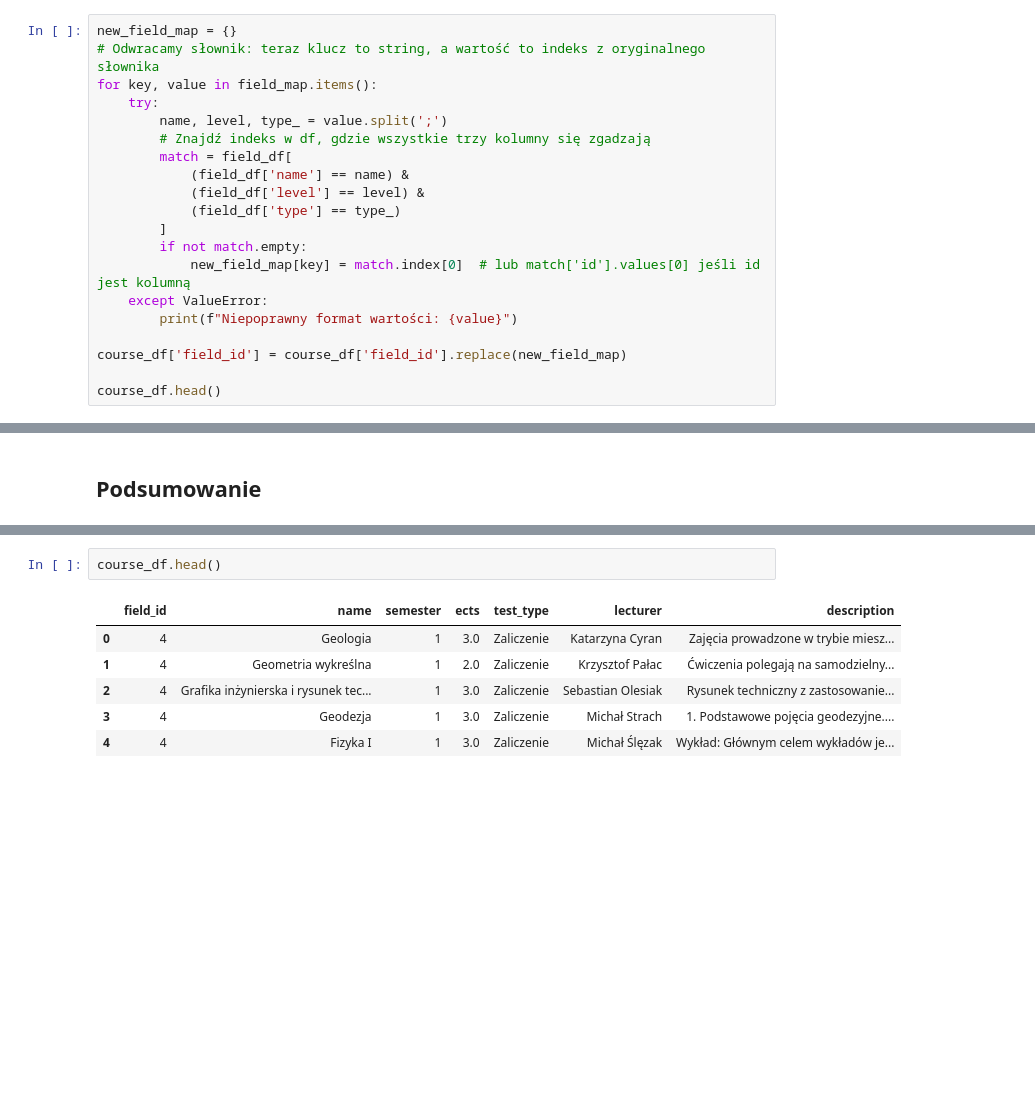
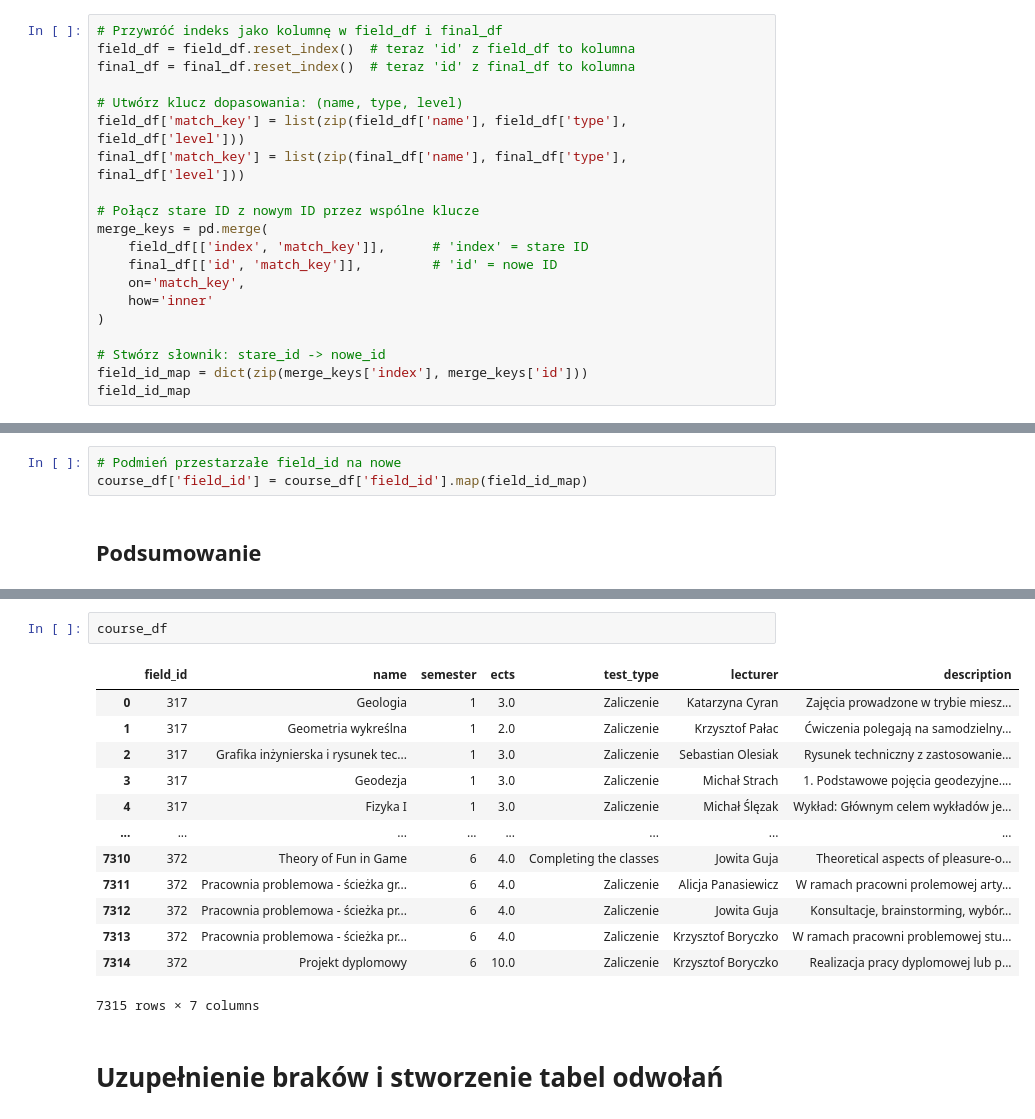
Before and after one commit to Julnowak/MiUn-Student-App, a Jupyter notebook: backend/concatenate_sylabus_data.ipynb, the cells around one changed output, grey strips where cells are left out. Cells and saved outputs as stored; diff of their text form; blank space fills up the shorter version.

```diff
--- a/backend/concatenate_sylabus_data.ipynb
+++ b/backend/concatenate_sylabus_data.ipynb
@@ -129,21 +214,21 @@ field_df
 # %%
-new_field_map = {}
-# Odwracamy słownik: teraz klucz to string, a wartość to indeks z oryginalnego słownika
-for key, value in field_map.items():
-    try:
-        name, level, type_ = value.split(';')
-        # Znajdź indeks w df, gdzie wszystkie trzy kolumny się zgadzają
-        match = field_df[
-            (field_df['name'] == name) &
-            (field_df['level'] == level) &
-            (field_df['type'] == type_)
-        ]
-        if not match.empty:
-            new_field_map[key] = match.index[0]  # lub match['id'].values[0] jeśli id jest kolumną
-    except ValueError:
-        print(f"Niepoprawny format wartości: {value}")
+# Przywróć indeks jako kolumnę w field_df i final_df
+field_df = field_df.reset_index()  # teraz 'id' z field_df to kolumna
+final_df = final_df.reset_index()  # teraz 'id' z final_df to kolumna
 
-course_df['field_id'] = course_df['field_id'].replace(new_field_map)
+# Utwórz klucz dopasowania: (name, type, level)
+field_df['match_key'] = list(zip(field_df['name'], field_df['type'], field_df['level']))
+final_df['match_key'] = list(zip(final_df['name'], final_df['type'], final_df['level']))
 
-course_df.head()
+# Połącz stare ID z nowym ID przez wspólne klucze
+merge_keys = pd.merge(
+    field_df[['index', 'match_key']],      # 'index' = stare ID
+    final_df[['id', 'match_key']],         # 'id' = nowe ID
+    on='match_key',
+    how='inner'
+)
+
+# Stwórz słownik: stare_id -> nowe_id
+field_id_map = dict(zip(merge_keys['index'], merge_keys['id']))
+field_id_map
 # %% [output]
@@ -156,3 +252,6 @@ course_df.head()
+# %%
+# Podmień przestarzałe field_id na nowe
+course_df['field_id'] = course_df['field_id'].map(field_id_map)
 # %% [markdown]
 ## Podsumowanie
 # %%
@@ -185,9 +293,18 @@ field_df[field_df['faculty_id']==''].head() # Nie z pierwszego stopnia
 # %%
-course_df.head()
+course_df
 # %% [output]
 |  | field_id | name | semester | ects | test_type | lecturer | description |
-| 0 | 4 | Geologia | 1 | 3.0 | Zaliczenie | Katarzyna Cyran | Zajęcia prowadzone w trybie miesz... |
-| 1 | 4 | Geometria wykreślna | 1 | 2.0 | Zaliczenie | Krzysztof Pałac | Ćwiczenia polegają na samodzielny... |
-| 2 | 4 | Grafika inżynierska i rysunek tec... | 1 | 3.0 | Zaliczenie | Sebastian Olesiak | Rysunek techniczny z zastosowanie... |
-| 3 | 4 | Geodezja | 1 | 3.0 | Zaliczenie | Michał Strach | 1. Podstawowe pojęcia geodezyjne.... |
-| 4 | 4 | Fizyka I | 1 | 3.0 | Zaliczenie | Michał Ślęzak | Wykład: Głównym celem wykładów je... |
+| 0 | 317 | Geologia | 1 | 3.0 | Zaliczenie | Katarzyna Cyran | Zajęcia prowadzone w trybie miesz... |
+| 1 | 317 | Geometria wykreślna | 1 | 2.0 | Zaliczenie | Krzysztof Pałac | Ćwiczenia polegają na samodzielny... |
+| 2 | 317 | Grafika inżynierska i rysunek tec... | 1 | 3.0 | Zaliczenie | Sebastian Olesiak | Rysunek techniczny z zastosowanie... |
+| 3 | 317 | Geodezja | 1 | 3.0 | Zaliczenie | Michał Strach | 1. Podstawowe pojęcia geodezyjne.... |
+| 4 | 317 | Fizyka I | 1 | 3.0 | Zaliczenie | Michał Ślęzak | Wykład: Głównym celem wykładów je... |
+| ... | ... | ... | ... | ... | ... | ... | ... |
+| 7310 | 372 | Theory of Fun in Game | 6 | 4.0 | Completing the classes | Jowita Guja | Theoretical aspects of pleasure-o... |
+| 7311 | 372 | Pracownia problemowa - ścieżka gr... | 6 | 4.0 | Zaliczenie | Alicja Panasiewicz | W ramach pracowni prolemowej arty... |
+| 7312 | 372 | Pracownia problemowa - ścieżka pr... | 6 | 4.0 | Zaliczenie | Jowita Guja | Konsultacje, brainstorming, wybór... |
+| 7313 | 372 | Pracownia problemowa - ścieżka pr... | 6 | 4.0 | Zaliczenie | Krzysztof Boryczko | W ramach pracowni problemowej stu... |
+| 7314 | 372 | Projekt dyplomowy | 6 | 10.0 | Zaliczenie | Krzysztof Boryczko | Realizacja pracy dyplomowej lub p... |
+7315 rows × 7 columns
+# %% [markdown]
+# Uzupełnienie braków i stworzenie tabel odwołań
```
Also changed, not shown: parts of 31 cells of this notebook.
